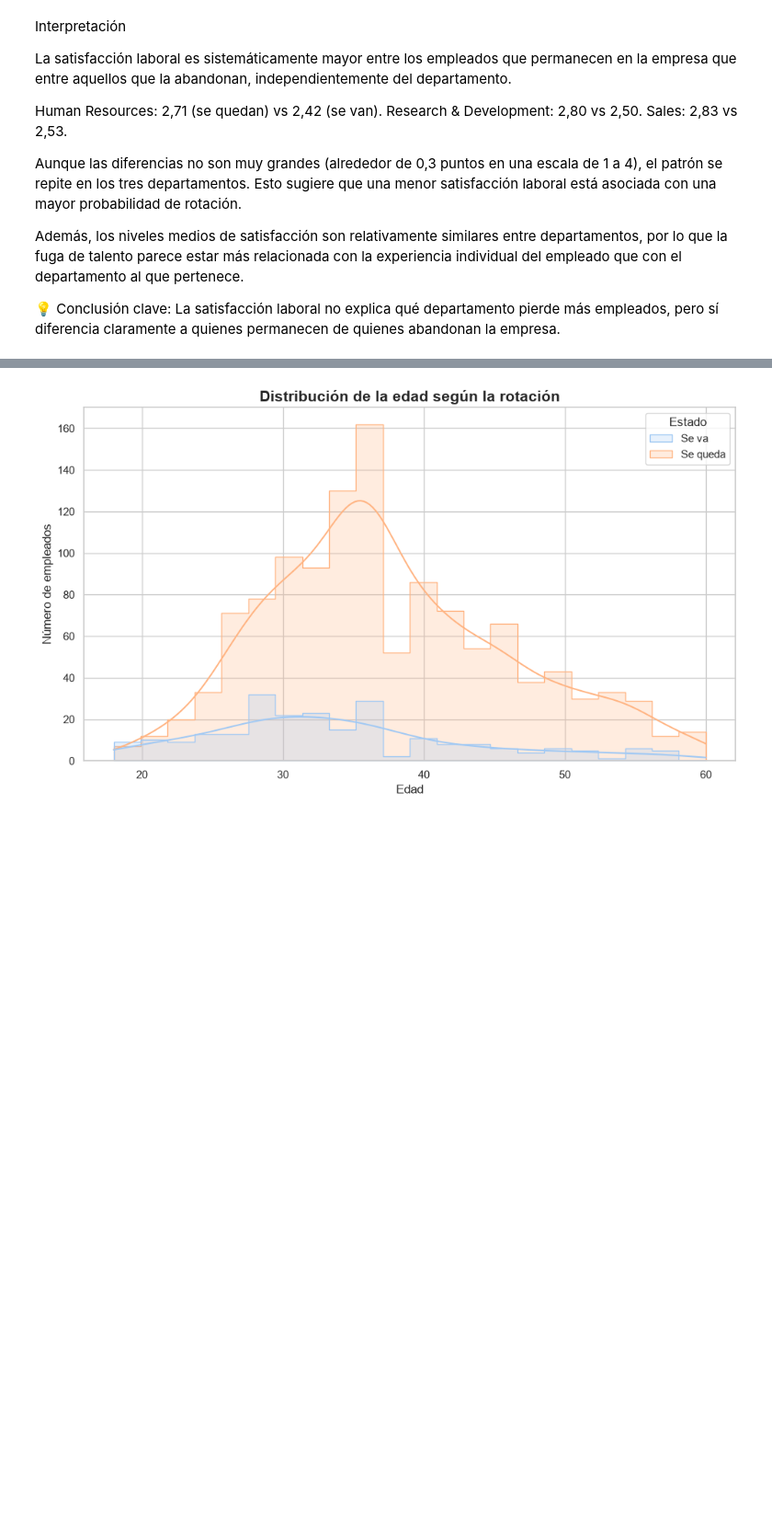
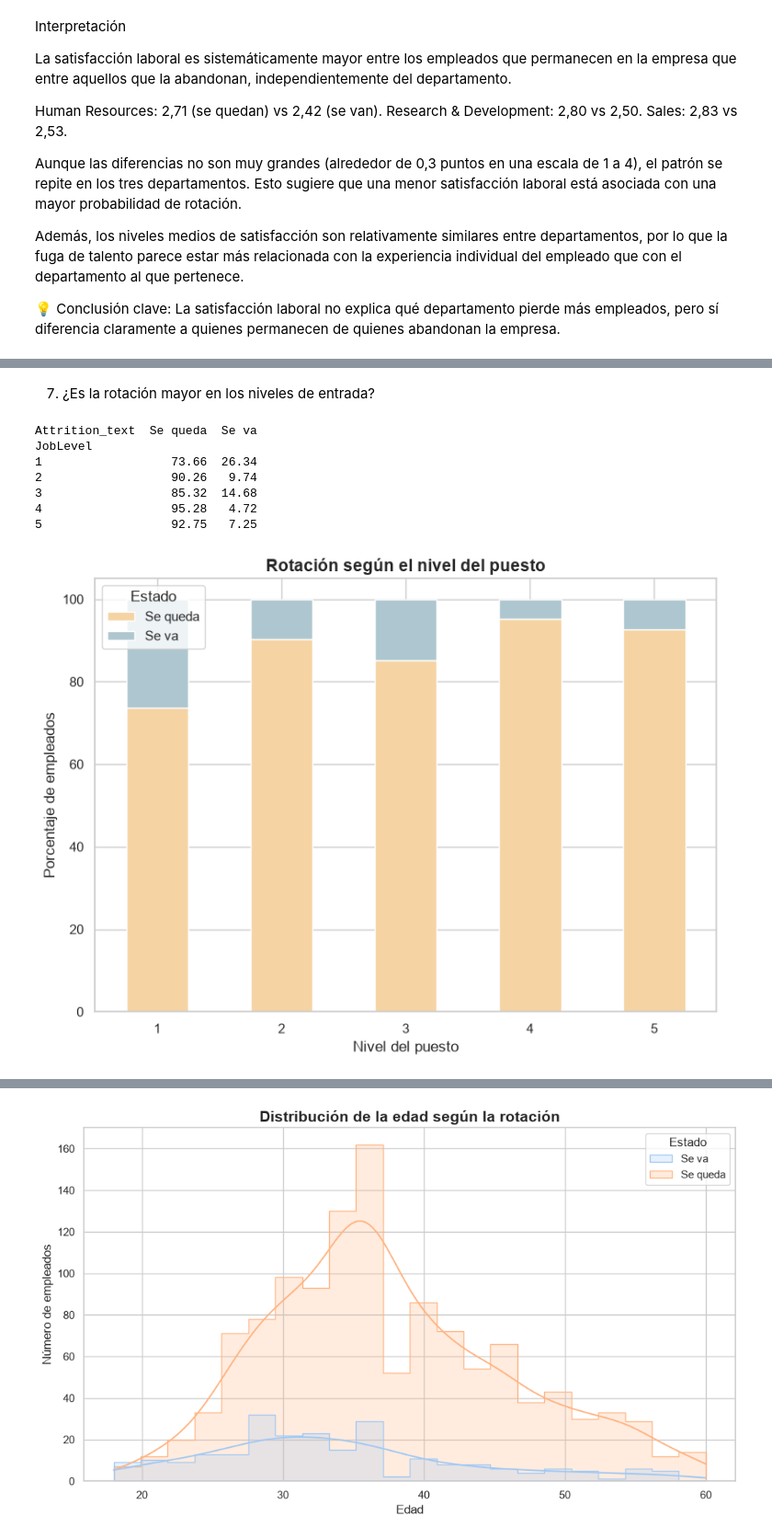
Before and after one commit to Adalab/project-da-promo-67-modulo-3-team-1, a Jupyter notebook: fase-3-visualizacion.ipynb, the cells around one changed output, grey strips where cells are left out. Shown at 92% size. Cells and saved outputs as stored; diff of their text form; code cells hidden in the pictures; blank space fills up the shorter version.

```diff
--- a/fase-3-visualizacion.ipynb
+++ b/fase-3-visualizacion.ipynb
@@ -479,0 +515,38 @@ Además, los niveles medios de satisfacción son relativamente similares entre d
+# %% [markdown]
+7. ¿Es la rotación mayor en los niveles de entrada?
+# %%
+# Tabla en porcentaje
+tabla_joblevel = pd.crosstab(
+    df["JobLevel"],
+    df["Attrition_text"],
+    normalize="index"
+) * 100
+
+print(tabla_joblevel.round(2))
+
+# Gráfico
+colores = {"Se va": "#AEC6CF", "Se queda": "#F5D3A3"}
+
+tabla_joblevel.plot(
+    kind="bar",
+    stacked=True,
+    figsize=(8,6),
+    color=colores
+)
+
+plt.title("Rotación según el nivel del puesto", fontsize=14, fontweight="bold")
+plt.xlabel("Nivel del puesto")
+plt.ylabel("Porcentaje de empleados")
+plt.xticks(rotation=0)
+plt.legend(title="Estado")
+plt.tight_layout()
+plt.show()
+# %% [output]
+Attrition_text  Se queda  Se va
+JobLevel
+1                  73.66  26.34
+2                  90.26   9.74
+3                  85.32  14.68
+4                  95.28   4.72
+5                  92.75   7.25
+[figure, added]
```
Also changed, not shown: parts of 44 cells of this notebook.
